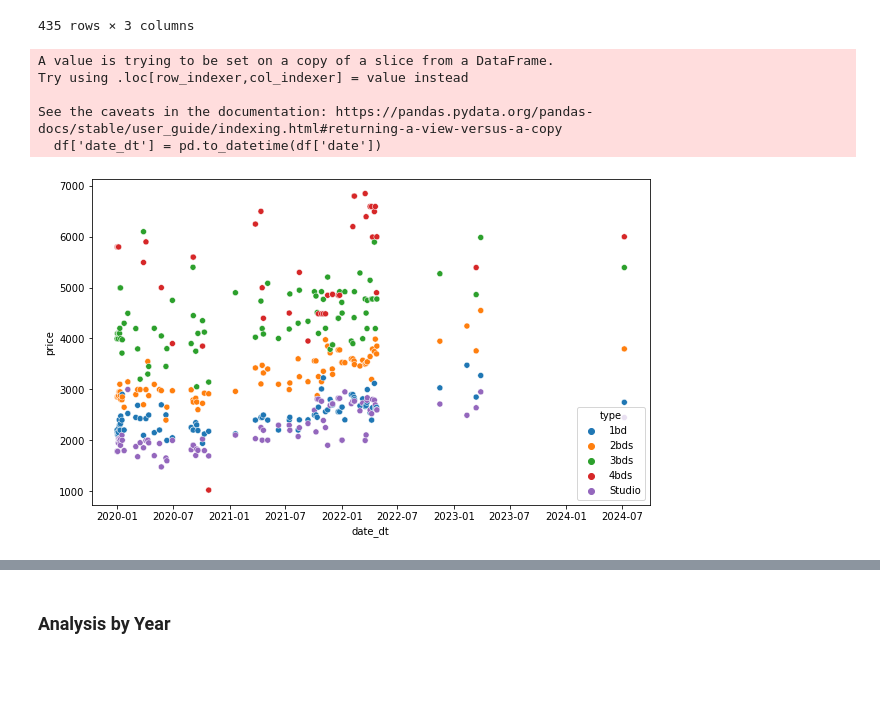
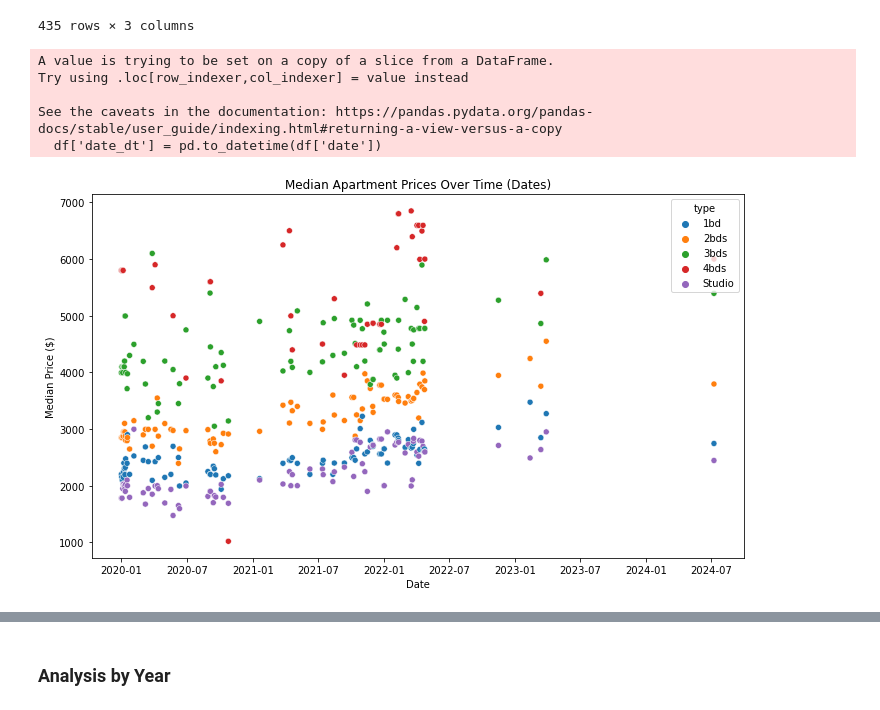
Before and after one commit to andychen2121/berkeley_dorm_housing_trends, a Jupyter notebook: apartment_data/apartment_eda.ipynb, the cells around one changed output, grey strips where cells are left out. Drawn from its saved outputs; the diff is of its cells as text; code cells hidden in the pictures; blank space fills up the shorter version.

```diff
--- a/apartment_data/apartment_eda.ipynb
+++ b/apartment_data/apartment_eda.ipynb
@@ -169,9 +169,9 @@ apartment_data.to_csv('zillow_apartment_data.csv', index=False)
 # %% [markdown]
 ### Analysis by Date
 # %%
-median_prices_by_type = apartment_data.groupby(['date', 'type'])['price'].median().reset_index()
-median_prices_by_type = median_prices_by_type[median_prices_by_type['type'] != '']
-median_prices_by_type
+median_prices_by_date = apartment_data.groupby(['date', 'type'])['price'].median().reset_index()
+median_prices_by_date = median_prices_by_date[median_prices_by_date['type'] != '']
+median_prices_by_date
 # %% [output]
 |  | date | type | price |
 | 0 | 2020-01-01 | 1bd | 2200.0 |
@@ -191,18 +191,27 @@ median_prices_by_type.to_csv('zillow_apartment_median_data.csv', index=False)
 # %%
-df = median_prices_by_type[median_prices_by_type['type'].isin(['1bd', '2bds', '3bds', '4bds', 'Studio'])]
+df = median_prices_by_date[median_prices_by_date['type'].isin(['1bd', '2bds', '3bds', '4bds', 'Studio'])]
 
 df['date_dt'] = pd.to_datetime(df['date'])
 
 # Create the plot
 plt.figure(figsize=(10, 6))
 sns.scatterplot(x='date_dt', y='price', hue='type', data=df)  # Use sns.scatterplot for scatter plot instead of lineplot
 
+# Add a title
+plt.title('Median Apartment Prices Over Time (Dates)')
+plt.xlabel('Date')
+plt.ylabel('Median Price ($)')
+
+# Save the plot
+plt.tight_layout()
+plt.savefig('eda_graphs/Aggregate_summary_by_date.png')
+
 # Show plot
 plt.show()
 # %% [output]
 A value is trying to be set on a copy of a slice from a DataFrame.
 Try using .loc[row_indexer,col_indexer] = value instead
 
 See the caveats in the documentation: https://pandas.pydata.org/pandas-docs/stable/user_guide/indexing.html#returning-a-view-versus-a-copy
   df['date_dt'] = pd.to_datetime(df['date'])
-[figure, old version]
+[figure, new version]
```
Also changed, not shown: parts of 8 cells of this notebook, 12 other files.
